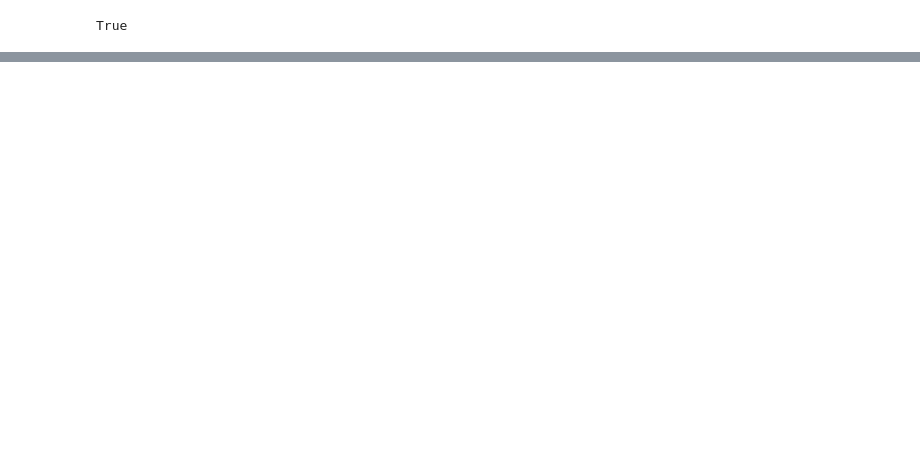
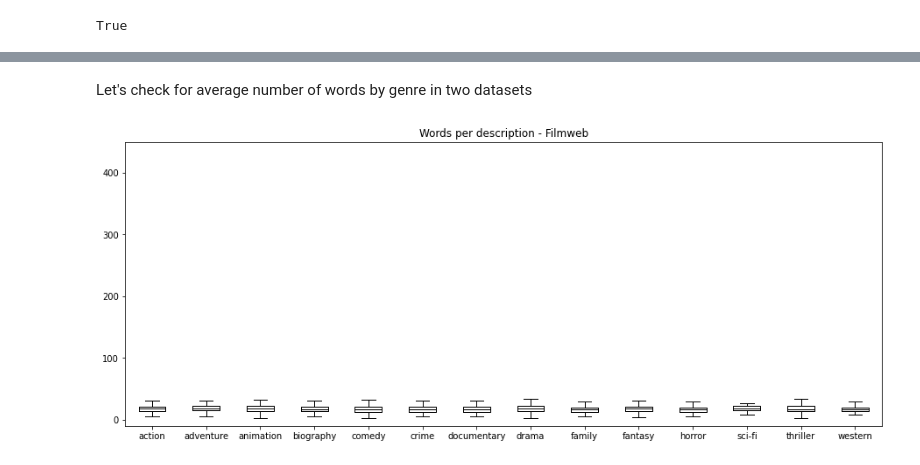
Before and after one commit to Imrauviel/Bert-Model-Comparison, a Jupyter notebook: EDA.ipynb, the cells around one changed output, grey strips where cells are left out. Cells and saved outputs as stored; diff of their text form; code cells hidden in the pictures; blank space fills up the shorter version.

```diff
--- a/EDA.ipynb
+++ b/EDA.ipynb
@@ -295,0 +427,15 @@ df_imdb_all_sampled
+# %% [markdown]
+Let's check for average number of words by genre in two datasets
+# %%
+df_filmweb_sampled["words_per_description"] = df_filmweb_sampled["description"].str.split().apply(len)
+df_imdb_all_sampled["words_per_description"] = df_imdb_all_sampled["description"].str.split().apply(len)
+# %%
+df_filmweb_sampled.boxplot("words_per_description", by="genre", grid=False,
+showfliers=False, color="black", figsize=(15, 6))
+plt.ylim((-10, 450))
+plt.title("Words per description - Filmweb")
+plt.suptitle("")
+plt.xlabel("")
+plt.show()
+# %% [output]
+[figure, added]
```
Also changed, not shown: parts of 36 cells of this notebook.
